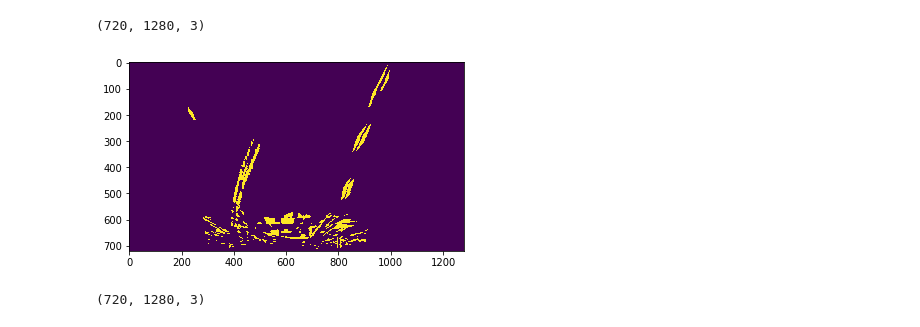
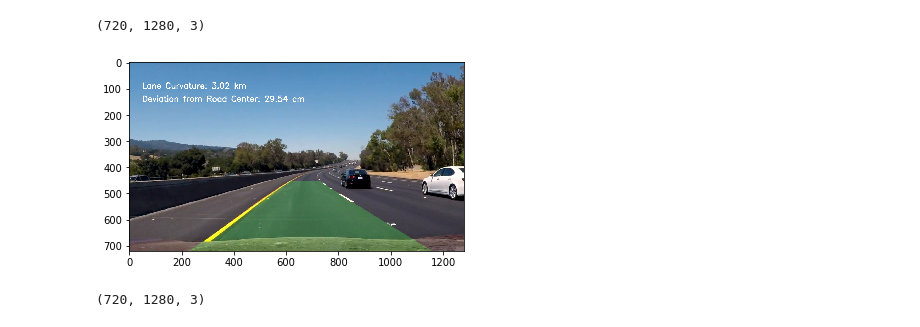
Before and after one commit to cmodi1/Advanced-Lane-Detection, a Jupyter notebook: Advanced Lane Finding.ipynb, the cells around one changed output. Drawn from its saved outputs; the diff is of its cells as text; code cells hidden in the pictures.

Commit message:
completed advanced lane finding implementaion

```diff
--- a/Advanced Lane Finding.ipynb
+++ b/Advanced Lane Finding.ipynb
@@ -213,7 +213,6 @@ def find_lane(self, img, display=False):
             return False
 
         processed_img = self.image_pipeline(img)
-        plt.imshow(processed_img)
         img_width = processed_img.shape[1]
 
         prior_left_lane_function = self.left_lane_function
@@ -240,16 +239,19 @@ def find_lane(self, img, display=False):
         if ((left_pxs <= 1000) or (right_pxs <= 1000)):
             return False
 
-        self.left_lane_curve = self.compute_real_curvature(left_lane_pixel_y, left_lane_pixel_x, processed_img.shape[0])
-        self.right_lane_curve = self.compute_real_curvature(right_lane_pixel_y, right_lane_pixel_x, processed_img.shape[0])
+        left_lane_curve = self.compute_real_curvature(left_lane_pixel_y, left_lane_pixel_x, processed_img.shape[0])
+        right_lane_curve = self.compute_real_curvature(right_lane_pixel_y, right_lane_pixel_x, processed_img.shape[0])
 
-        if ((self.left_lane_curve > 50000) or (self.right_lane_curve > 50000) or (self.left_lane_curve == self.right_lane_curve)):
+        if ((self.left_lane_curve > 60000) or (self.right_lane_curve > 60000) or (self.left_lane_curve == self.right_lane_curve)):
             return False
+
+        self.left_lane_curve = left_lane_curve
+        self.right_lane_curve = right_lane_curve
 
         self.left_lane_function = np.poly1d(np.polyfit(left_lane_pixel_y, left_lane_pixel_x, 2))
         self.right_lane_function = np.poly1d(np.polyfit(right_lane_pixel_y, right_lane_pixel_x, 2))
 
-        output_image = self.form_output_image(img, color=(0,255,0), left=self.left_lane_curve, right=self.right_lane_curve)
+        output_image = self.form_output_image(img, color=(0,255,0))
 
         if display:
             show_window(self, processed_img, self.left_lane_function, self.right_lane_function, self.margin,
@@ -267,7 +269,7 @@ def compute_pos_from_center(self, left_lane_fn, right_lane_fn, image_height):
     deviation_cm = (veh_center - 600)*self.xm_per_pix*100
     return deviation_cm
 # %%
-def form_output_image(self, img, color=(0,0,255), left=-1, right=-1):
+def form_output_image(self, img, color=(0,0,255)):
     top_lane_img = np.zeros_like(img)
     img_height = img.shape[0]
     ploty = np.array(range(int(img_height/3), img_height))
@@ -284,16 +286,26 @@ def form_output_image(self, img, color=(0,0,255), left=-1, right=-1):
     lane_img = cv2.warpPerspective(top_lane_img, self.M_inverse, (img.shape[1], img.shape[0]))
 
     output_img = cv2.addWeighted(img, 1, lane_img, 0.2, 0)
+
+    left_lane_pos = self.left_lane_function(img_height)
+    right_lane_pos = self.right_lane_function(img_height)
+    lane_center = (left_lane_pos + right_lane_pos)/2
+    deviation = '%.2f' %((lane_center - 600)*self.xm_per_pix*100)
+
+    curvature = '%.2f' %((self.left_lane_curve + self.right_lane_curve)/2000)
+
+    font = cv2.FONT_HERSHEY_SIMPLEX
+    cv2.putText(output_img, 'Lane Curvature: {} km'.format(curvature), (50,100), font, 1, (255,255,255), 2, cv2.LINE_AA)
+    cv2.putText(output_img, 'Deviation from Road Center: {} cm'.format(deviation), (50,150), font, 1, (255,255,255), 2, cv2.LINE_AA)
+
+    return output_img
+
+
 #     processed_img = self.image_pipeline(img)
-
 #     processed_img_3d = np.dstack((processed_img, processed_img, processed_img))*255
 #     output_img = cv2.addWeighted(processed_img_3d, 1, top_lane_img, 0.2, 0)
-
-    font = cv2.FONT_HERSHEY_SIMPLEX
-    cv2.putText(output_img, 'left={} \n right={}'.format(left, right), (200,200), font, 1, (255,255,255), 2, cv2.LINE_AA)
 #     top_img = cv2.warpPerspective(img, self.M, (img.shape[1], img.shape[0]))
 #     plt.imshow(processed_img_3d)
-    return output_img
 # %%
 def show_window(self, processed_img, left_fn, right_fn, margin, left_fn2=None, right_fn2=None):
     window_img_1d = np.zeros_like(processed_img)
@@ -352,7 +364,7 @@ def image_pipeline(self, image):
 
     image_sat_thresh = self.sat_threshold(image_undistorted, (100,255))
 
-    image_hue_thresh = self.hue_threshold(img, (10,100))
+    image_hue_thresh = self.hue_threshold(image_undistorted, (10,100))
 
     color_thresh_binary = np.zeros_like(image_hue_thresh)
     color_thresh_binary[(image_sat_thresh == 1) & (image_hue_thresh == 1)] = 1
@@ -397,7 +409,7 @@ ALD = Advanced_Lane_Detection()
 # input_img = mpimg.imread('test_images/test3.jpg')
 clip1 = VideoFileClip("project_video.mp4")
 test_t4 = clip1.get_frame(41.80)
-input_img = test_t4
+input_img = test_t5
 # %%
 plt.imshow(ALD.image_pipeline(test_t4))
 # %% [output]
@@ -406,10 +418,11 @@ plt.imshow(ALD.image_pipeline(test_t4))
 # %%
 real_output_img = ALD.advanced_lane_find(input_img)
 print(real_output_img.shape)
-# plt.imshow(real_output_img)
+plt.imshow(real_output_img)
+plt.imsave('Pipeline/final_output_image.jpg', real_output_img)
 # %% [output]
 (720, 1280, 3)
-[figure, old version]
+[figure, new version]
 # %%
 real_output_img = ALD.compute_lane_prior(test_t4)
 print(real_output_img.shape)
```
Also changed, not shown: parts of 19 cells of this notebook, 17 other files.
